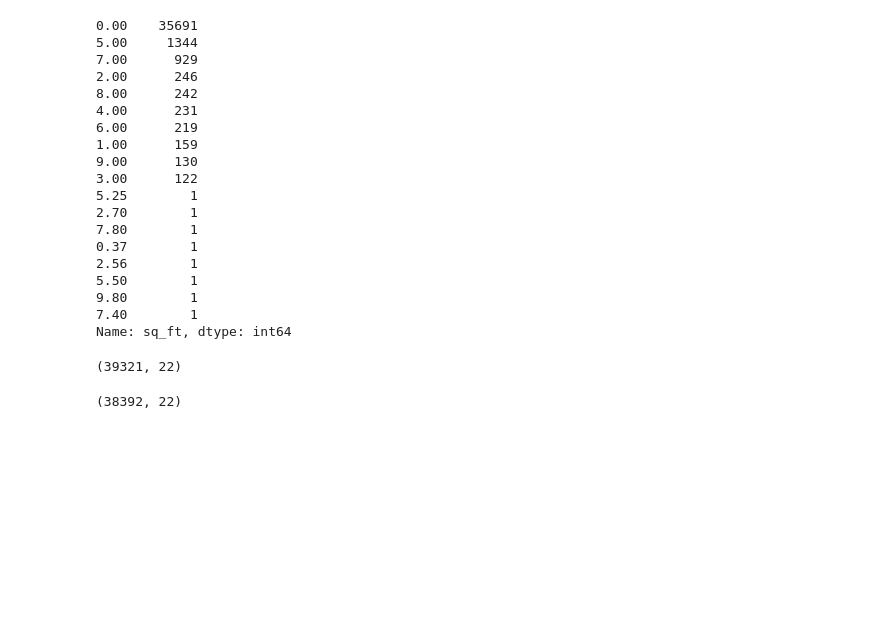
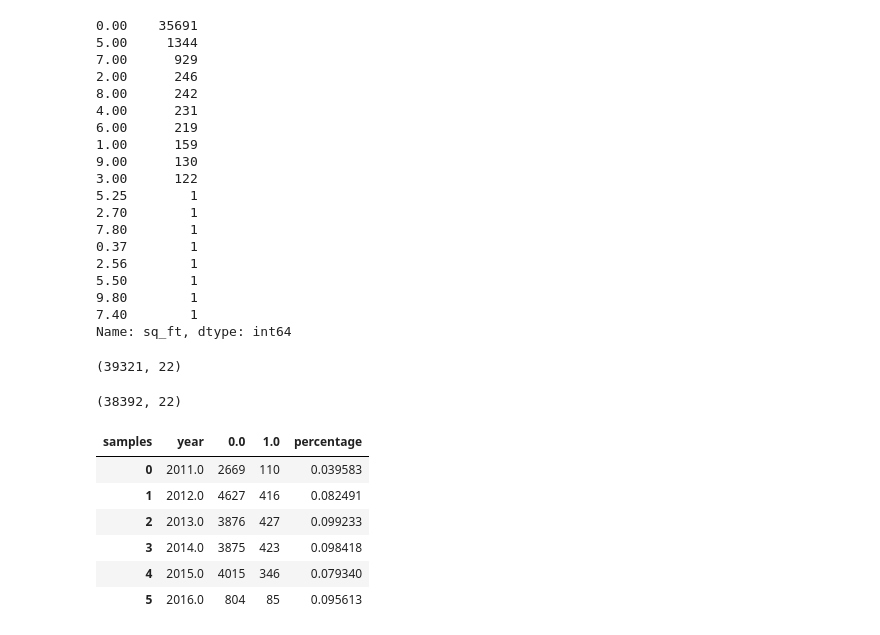
Before and after one commit to LindsayVass/BrazilianDirect, a Jupyter notebook: py/conversion_features_analysis.ipynb, the cells around one changed output. Cells and saved outputs as stored; diff of their text form; code cells hidden in the pictures; blank space fills up the shorter version.

```diff
--- a/py/conversion_features_analysis.ipynb
+++ b/py/conversion_features_analysis.ipynb
@@ -556,3 +562,15 @@ df.shape
 df.loc[df['sq_ft']%10 != 7, :].shape
 # %% [output]
 (38392, 22)
+# %%
+xt_samples_year = pd.crosstab(df_all['year'], df_all['samples']).reset_index()
+xt_samples_year['percentage'] = xt_samples_year[1.0] / (xt_samples_year[1.0] + xt_samples_year[0.0])
+xt_samples_year
+# %% [output]
+| samples | year | 0.0 | 1.0 | percentage |
+| 0 | 2011.0 | 2669 | 110 | 0.039583 |
+| 1 | 2012.0 | 4627 | 416 | 0.082491 |
+| 2 | 2013.0 | 3876 | 427 | 0.099233 |
+| 3 | 2014.0 | 3875 | 423 | 0.098418 |
+| 4 | 2015.0 | 4015 | 346 | 0.079340 |
+| 5 | 2016.0 | 804 | 85 | 0.095613 |
```
Also changed, not shown: parts of 5 cells of this notebook.
